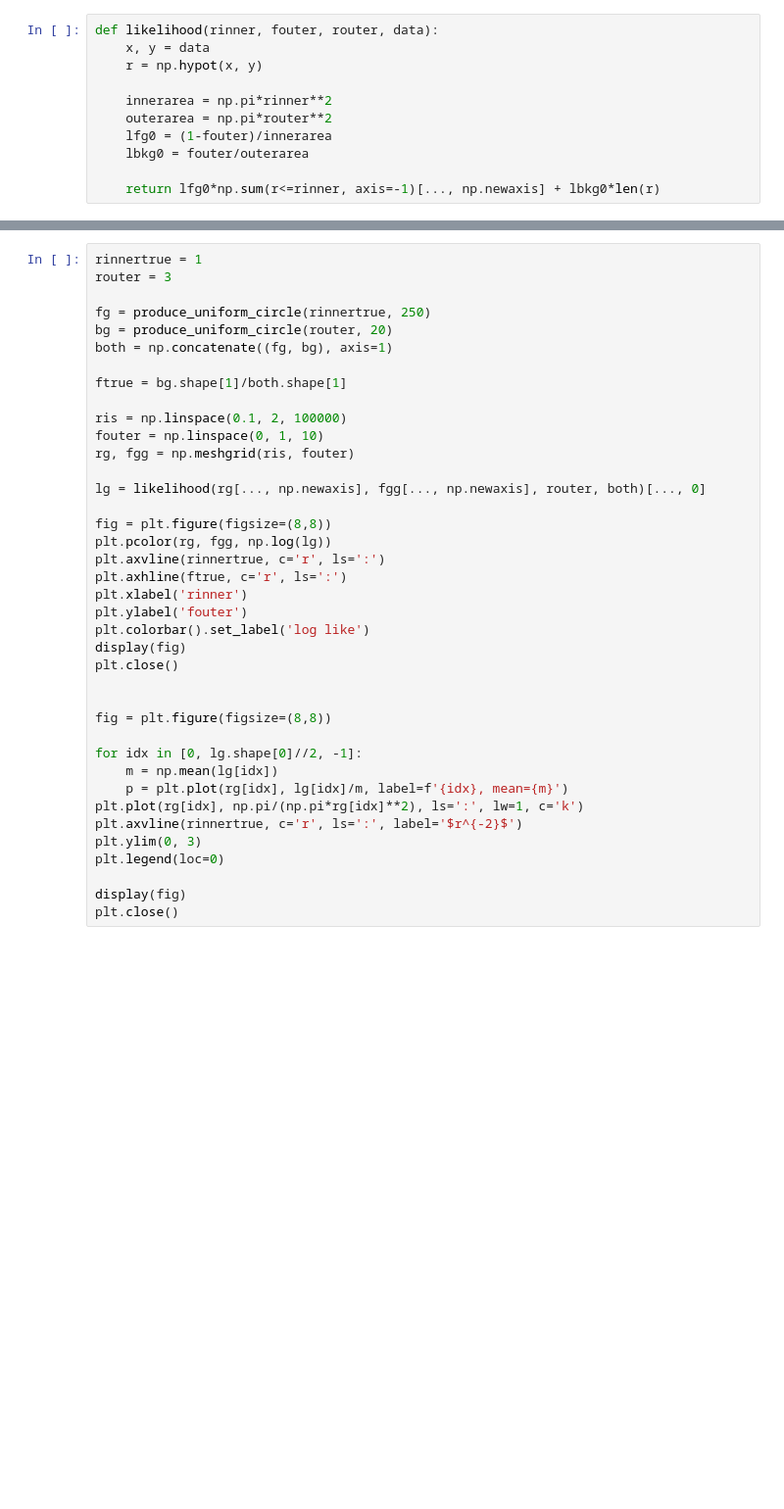
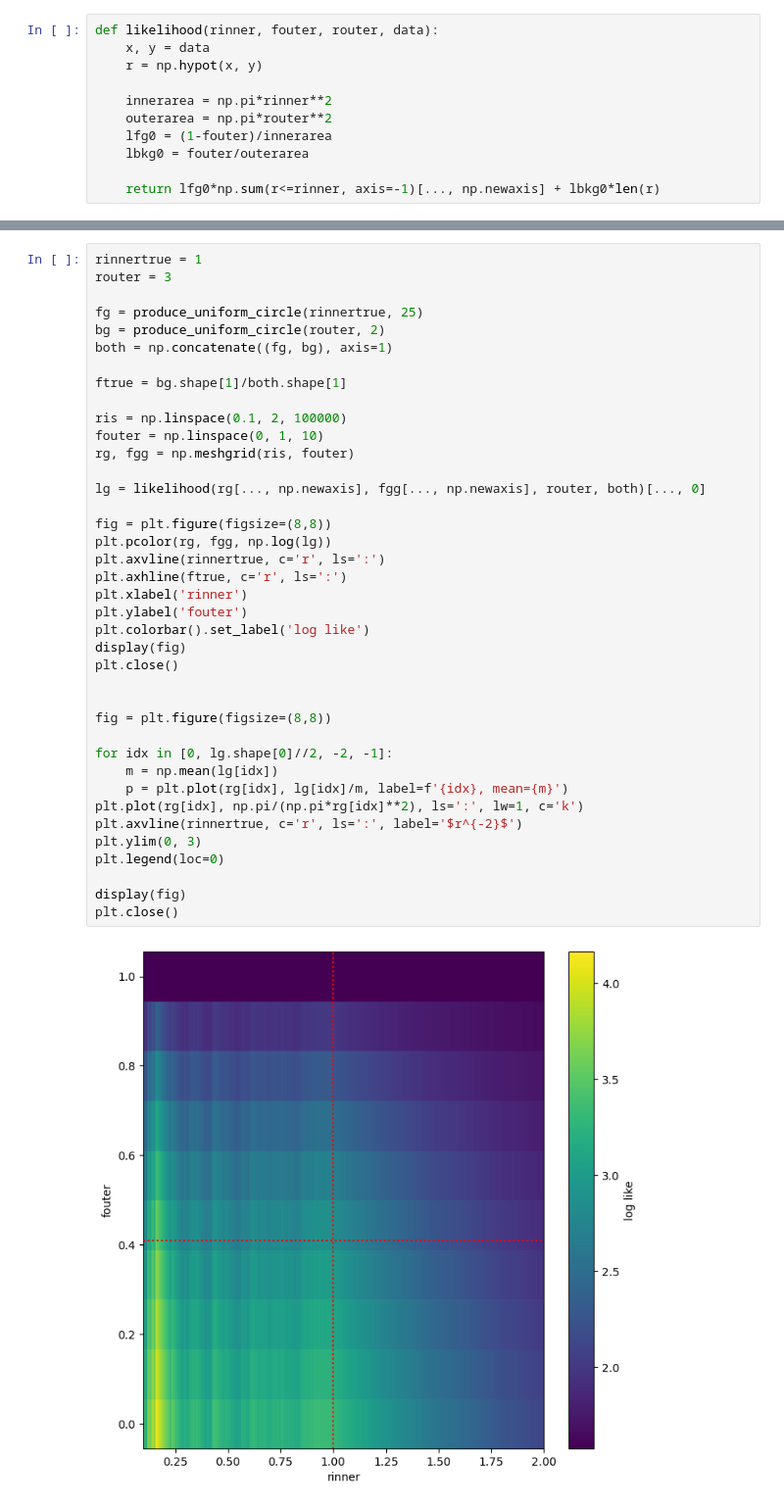
Before and after one commit to eteq/structparams_inference_biases, a Jupyter notebook: simplified_experiment.ipynb, the cells around one changed output, grey strips where cells are left out. Shown: that part at 98% size. Saved outputs shown, nothing was run; the diff lists cells and outputs as text; blank space fills up the shorter version.

```diff
--- a/simplified_experiment.ipynb
+++ b/simplified_experiment.ipynb
@@ -41,38 +43,40 @@ fgg[5][0]
 rinnertrue = 1
 router = 3
 
-fg = produce_uniform_circle(rinnertrue, 250)
-bg = produce_uniform_circle(router, 20)
+fg = produce_uniform_circle(rinnertrue, 25)
+bg = produce_uniform_circle(router, 2)
 both = np.concatenate((fg, bg), axis=1)
 
 ftrue = bg.shape[1]/both.shape[1]
 
 ris = np.linspace(0.1, 2, 100000)
 fouter = np.linspace(0, 1, 10)
 rg, fgg = np.meshgrid(ris, fouter)
 
 lg = likelihood(rg[..., np.newaxis], fgg[..., np.newaxis], router, both)[..., 0]
 
 fig = plt.figure(figsize=(8,8))
 plt.pcolor(rg, fgg, np.log(lg))
 plt.axvline(rinnertrue, c='r', ls=':')
 plt.axhline(ftrue, c='r', ls=':')
 plt.xlabel('rinner')
 plt.ylabel('fouter')
 plt.colorbar().set_label('log like')
 display(fig)
 plt.close()
 
 
 fig = plt.figure(figsize=(8,8))
 
-for idx in [0, lg.shape[0]//2, -1]:
+for idx in [0, lg.shape[0]//2, -2, -1]:
     m = np.mean(lg[idx])
     p = plt.plot(rg[idx], lg[idx]/m, label=f'{idx}, mean={m}')
 plt.plot(rg[idx], np.pi/(np.pi*rg[idx]**2), ls=':', lw=1, c='k')
 plt.axvline(rinnertrue, c='r', ls=':', label='$r^{-2}$')
 plt.ylim(0, 3)
 plt.legend(loc=0)
 
 display(fig)
 plt.close()
+# %% [output]
+[figure, added]
```
Also changed, not shown: parts of 10 cells of this notebook.
